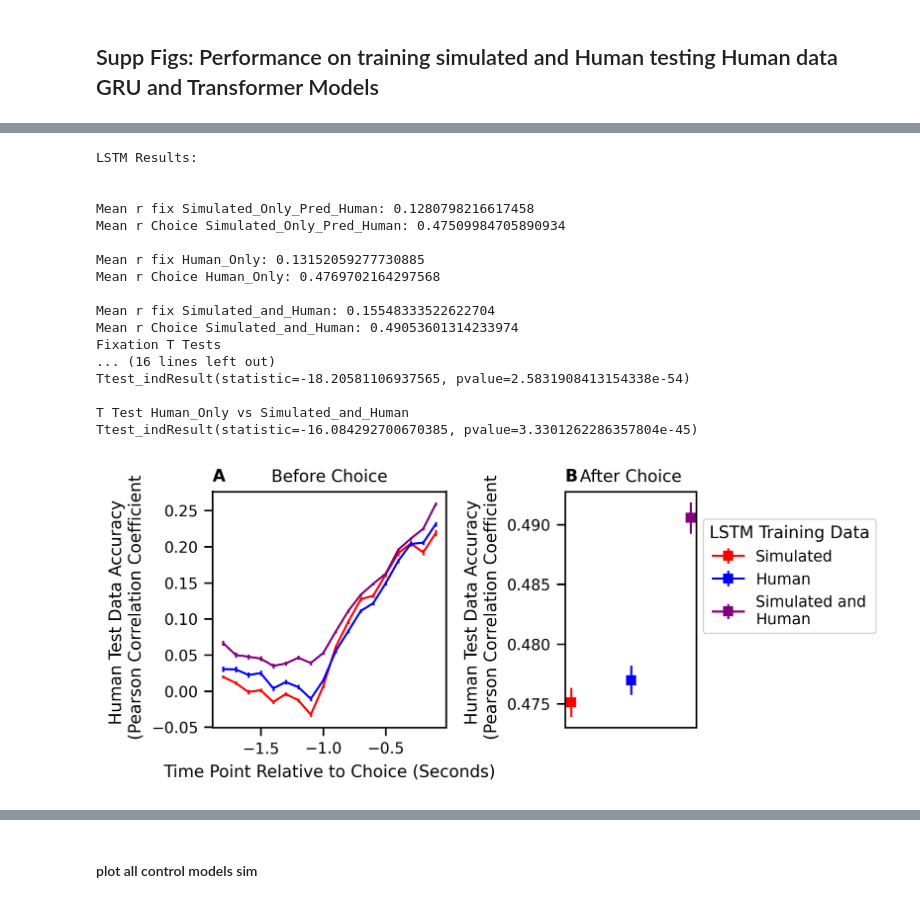
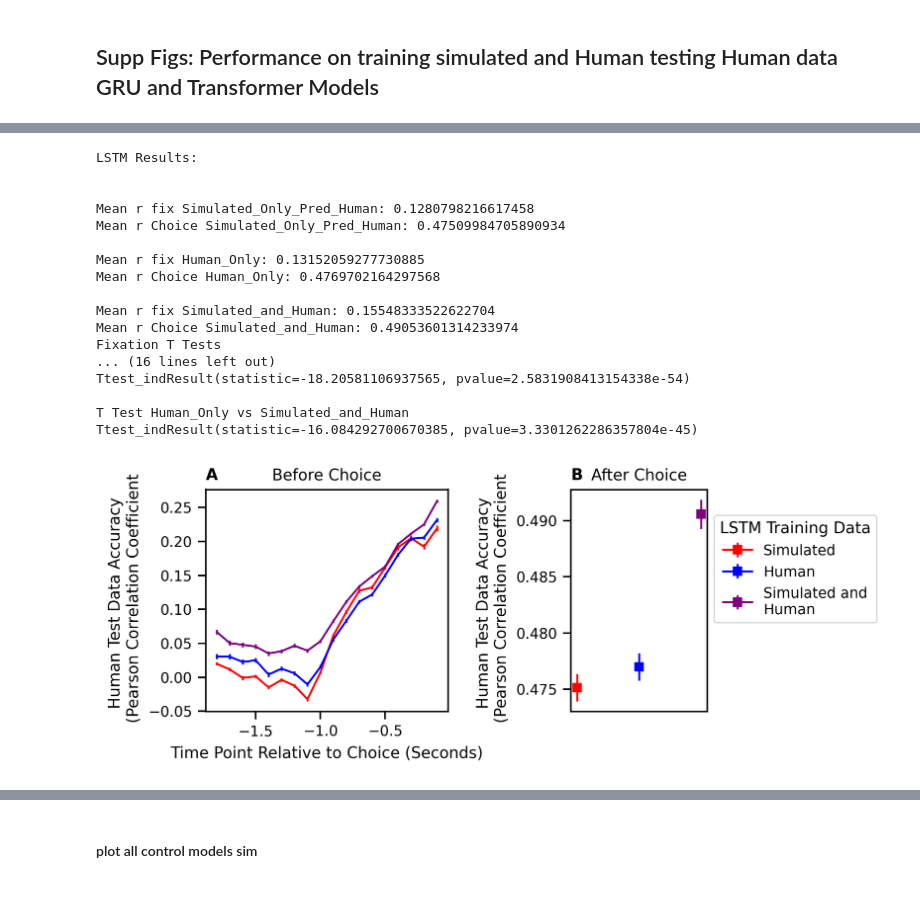
Before and after one commit to evanrussek/RNNs, a Jupyter notebook: MakeFiguresFinal.ipynb, the cells around one changed output, grey strips where cells are left out. Saved outputs shown, nothing was run; the diff lists cells and outputs as text; code cells hidden in the pictures.

Commit message:
plot change

```diff
--- a/MakeFiguresFinal.ipynb
+++ b/MakeFiguresFinal.ipynb
@@ -387,33 +387,33 @@ def plot_compare_traindata(model_name, ax, labels = ['A', 'B']):
 # %%
 sns.set_context("paper")
 
-fig, ax = plt.subplots(nrows=1, ncols=2, figsize=(5, 2.5), dpi = 300,
+fig, ax = plt.subplots(nrows=1, ncols=2, figsize=(5.5, 2.5), dpi = 300,
                        gridspec_kw={
                         'width_ratios': [4, 2.25],
                        'wspace': .65}, sharey = False)
 
 plot_compare_traindata('LSTM', ax, labels = ['A', 'B'])
-plt.savefig("Paper_Figs_F/Compare_Train_Data_LSTM.svg", format='svg', transparent=True,  bbox_inches='tight',pad_inches=0)
-plt.savefig("Paper_Figs_F/Compare_Train_Data_LSTM.png", format='png', transparent=True,  bbox_inches='tight',pad_inches=0)
+plt.savefig("Paper_Figs_F/Compare_Train_Data_LSTM.svg", format='svg', transparent=True,  bbox_inches='tight',pad_inches=.01)
+plt.savefig("Paper_Figs_F/Compare_Train_Data_LSTM.png", format='png', transparent=True,  bbox_inches='tight',pad_inches=.01)
 # %% [output]
 LSTM Results:
 
 
 Mean r fix Simulated_Only_Pred_Human: 0.1280798216617458
 Mean r Choice Simulated_Only_Pred_Human: 0.47509984705890934
 
 Mean r fix Human_Only: 0.13152059277730885
 Mean r Choice Human_Only: 0.4769702164297568
 
 Mean r fix Simulated_and_Human: 0.15548333522622704
 Mean r Choice Simulated_and_Human: 0.49053601314233974
 Fixation T Tests
 ... (16 lines left out)
 Ttest_indResult(statistic=-18.20581106937565, pvalue=2.5831908413154338e-54)
 
 T Test Human_Only vs Simulated_and_Human
 Ttest_indResult(statistic=-16.084292700670385, pvalue=3.3301262286357804e-45)
-[figure, old version]
+[figure, new version]
 # %%
 sns.set_context("paper")
 
```
Also changed, not shown: parts of 5 cells of this notebook, 6 other files.
